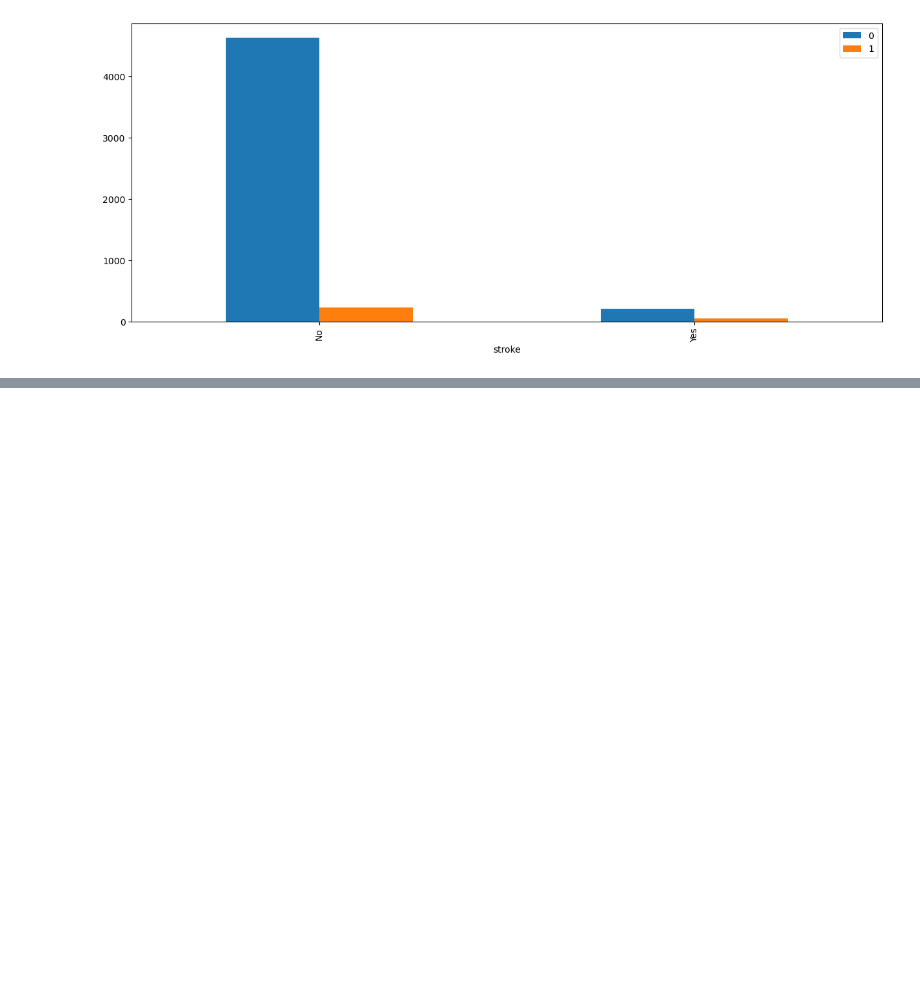
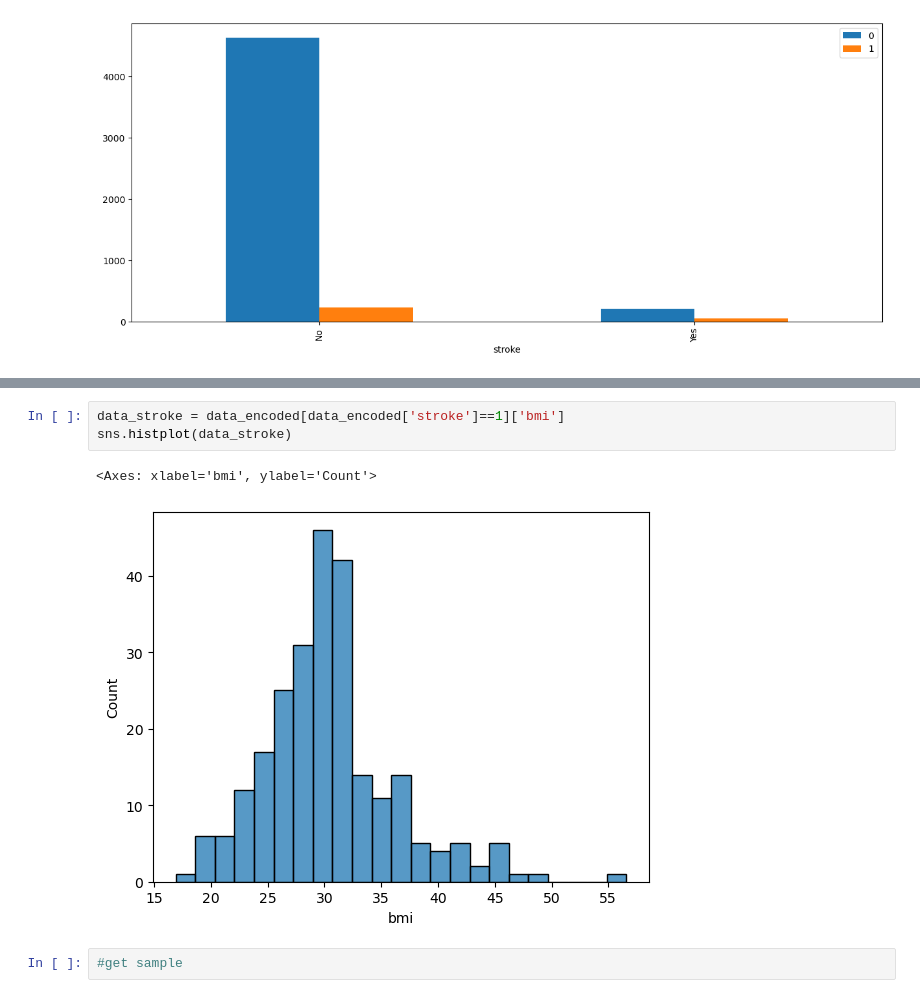
Before and after one commit to VeraLyu2022/iod, a Jupyter notebook: Project1/healthcare_stroke.ipynb, the cells around one changed output, grey strips where cells are left out. Saved outputs shown, nothing was run; the diff lists cells and outputs as text; blank space fills up the shorter version.

```diff
--- a/Project1/healthcare_stroke.ipynb
+++ b/Project1/healthcare_stroke.ipynb
@@ -344,0 +432,8 @@ feature_label(data)
+# %%
+data_stroke = data_encoded[data_encoded['stroke']==1]['bmi']
+sns.histplot(data_stroke)
+# %% [output]
+<Axes: xlabel='bmi', ylabel='Count'>
+[figure, added]
+# %%
+#get sample
```
Also changed, not shown: parts of 13 cells of this notebook.
